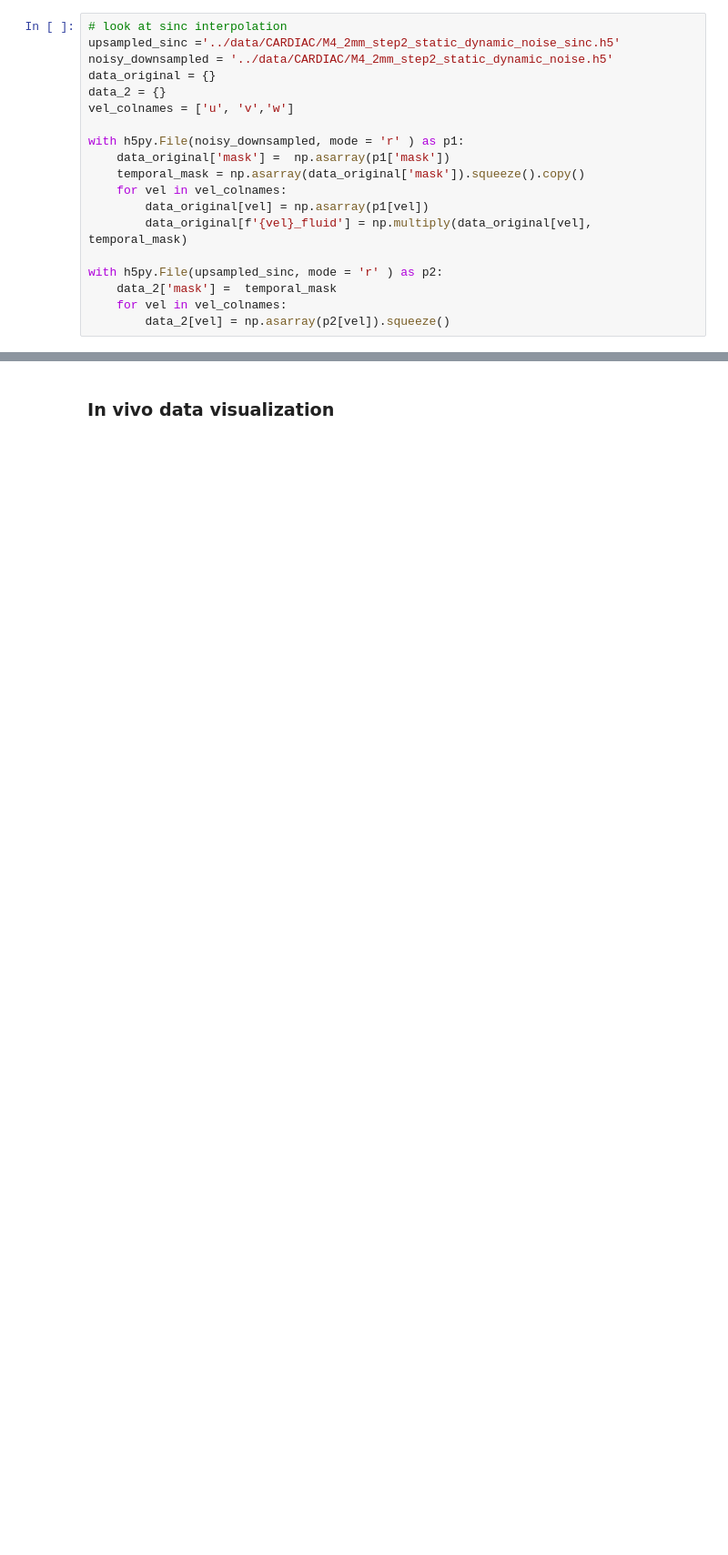
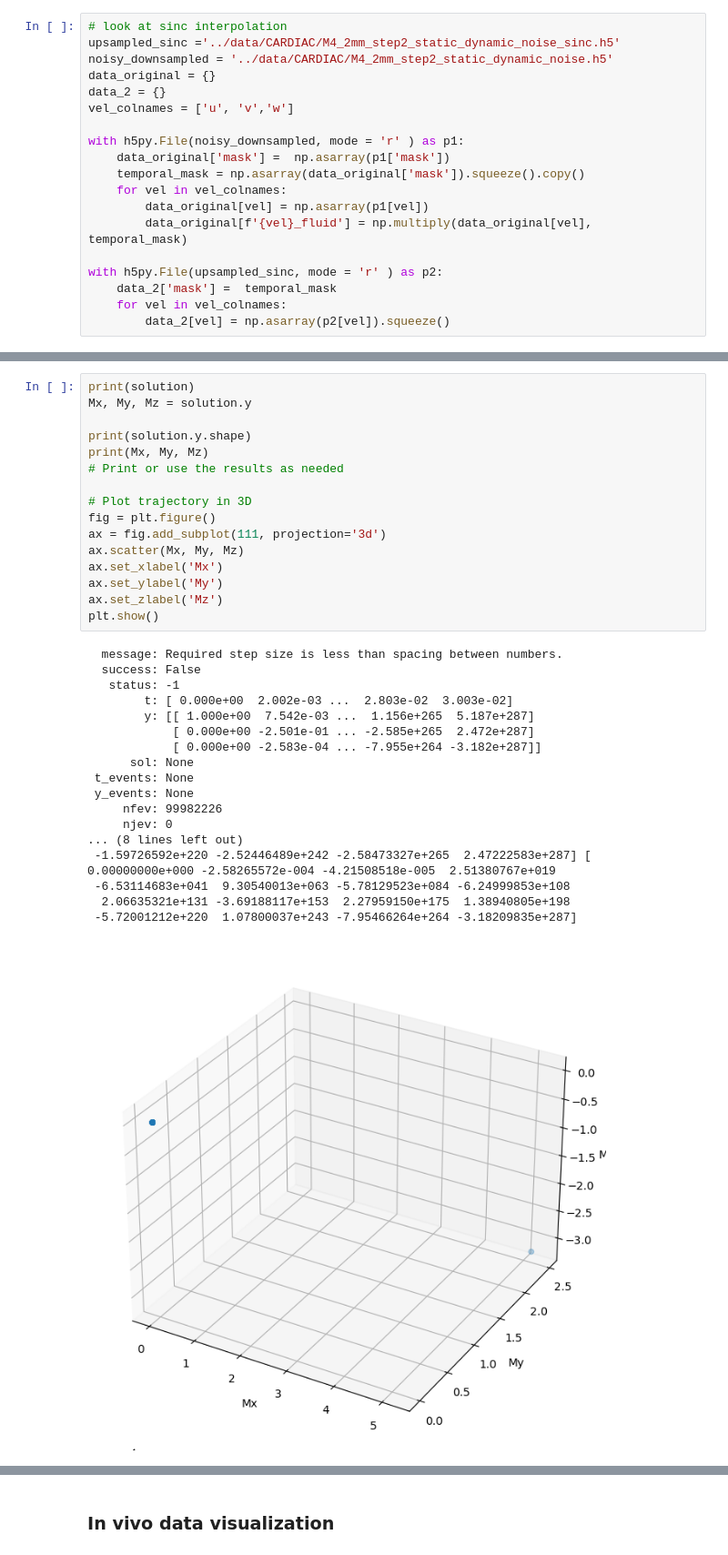
Before and after one commit to PiaaCaa/4DFlowNet, a Jupyter notebook: src/test_file.ipynb, the cells around one changed output, grey strips where cells are left out. Shown at 91% size. Saved outputs shown, nothing was run; the diff lists cells and outputs as text; blank space fills up the shorter version.

```diff
--- a/src/test_file.ipynb
+++ b/src/test_file.ipynb
@@ -326,0 +487,35 @@ with h5py.File(upsampled_sinc, mode = 'r' ) as p2:
+# %%
+print(solution)
+Mx, My, Mz = solution.y
+
+print(solution.y.shape)
+print(Mx, My, Mz)
+# Print or use the results as needed
+
+# Plot trajectory in 3D
+fig = plt.figure()
+ax = fig.add_subplot(111, projection='3d')
+ax.scatter(Mx, My, Mz)
+ax.set_xlabel('Mx')
+ax.set_ylabel('My')
+ax.set_zlabel('Mz')
+plt.show()
+# %% [output]
+  message: Required step size is less than spacing between numbers.
+  success: False
+   status: -1
+        t: [ 0.000e+00  2.002e-03 ...  2.803e-02  3.003e-02]
+        y: [[ 1.000e+00  7.542e-03 ...  1.156e+265  5.187e+287]
+            [ 0.000e+00 -2.501e-01 ... -2.585e+265  2.472e+287]
+            [ 0.000e+00 -2.583e-04 ... -7.955e+264 -3.182e+287]]
+      sol: None
+ t_events: None
+ y_events: None
+     nfev: 99982226
+     njev: 0
+... (8 lines left out)
+ -1.59726592e+220 -2.52446489e+242 -2.58473327e+265  2.47222583e+287] [ 0.00000000e+000 -2.58265572e-004 -4.21508518e-005  2.51380767e+019
+ -6.53114683e+041  9.30540013e+063 -5.78129523e+084 -6.24999853e+108
+  2.06635321e+131 -3.69188117e+153  2.27959150e+175  1.38940805e+198
+ -5.72001212e+220  1.07800037e+243 -7.95466264e+264 -3.18209835e+287]
+[figure, added]
```
Also changed, not shown: parts of 16 cells of this notebook, 18 other files.
